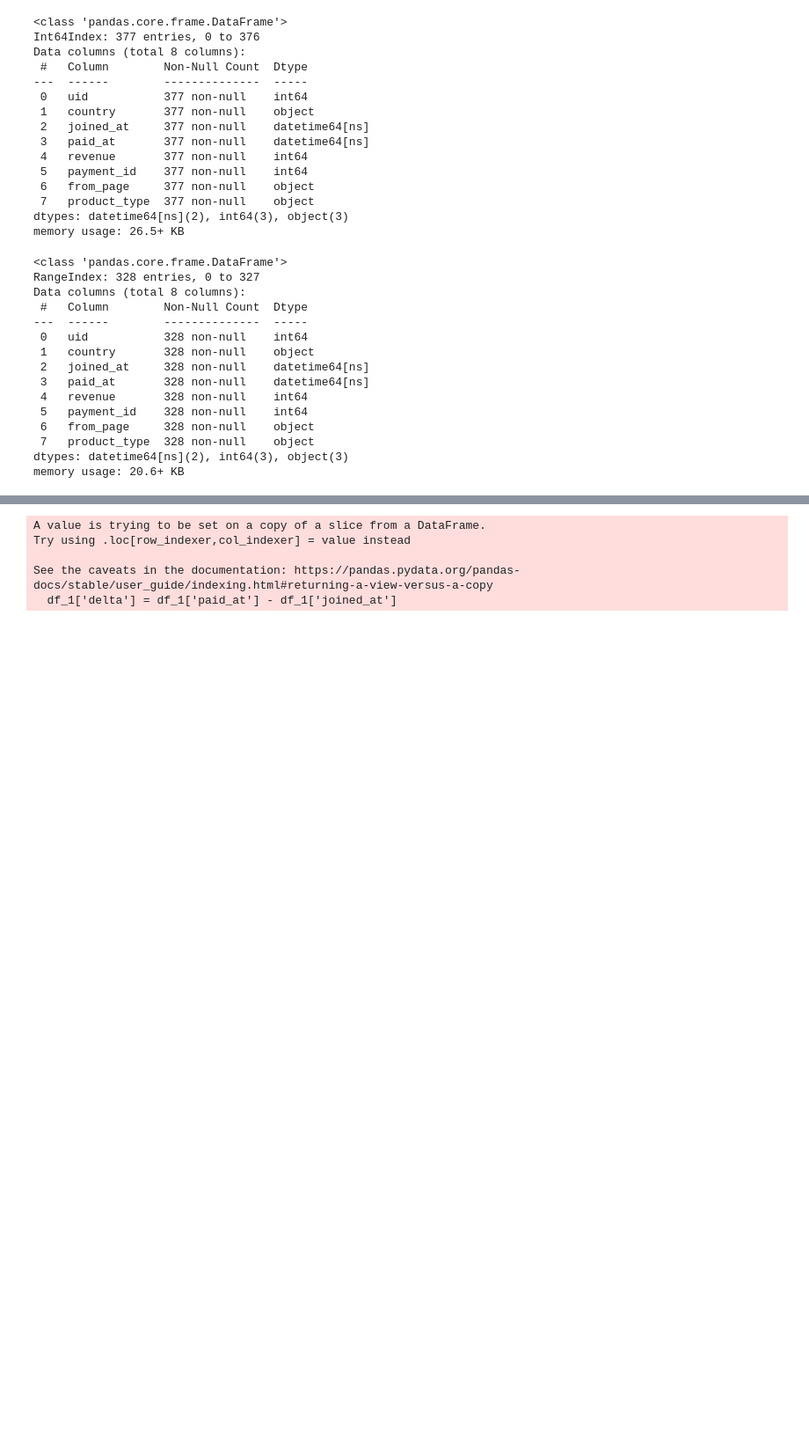
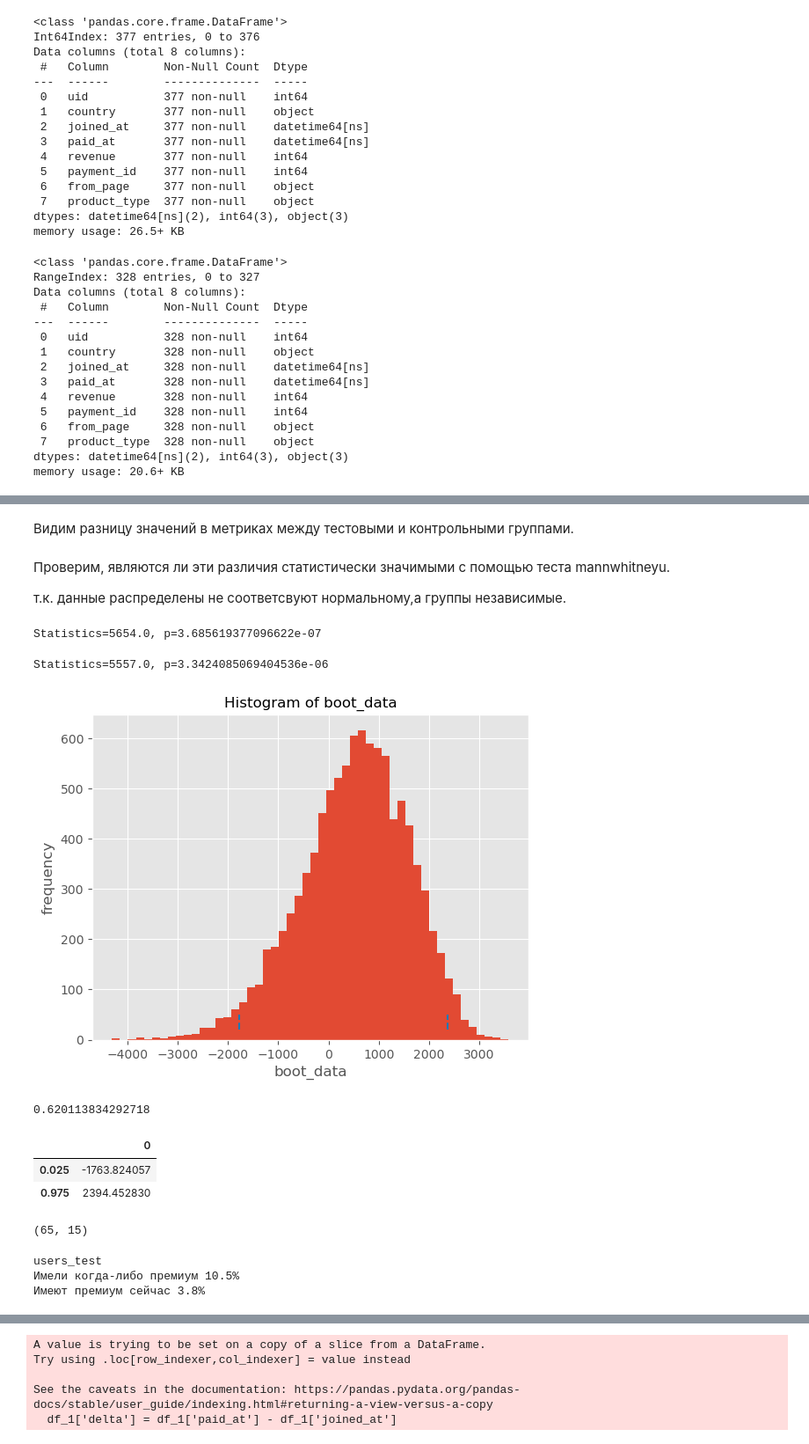
Before and after one commit to Ed-Tari/AB_test_project_2, a Jupyter notebook: pet_2.ipynb, the cells around one changed output, grey strips where cells are left out. Shown at 88% size. Drawn from its saved outputs; the diff is of its cells as text; code cells hidden in the pictures; blank space fills up the shorter version.

```diff
--- a/pet_2.ipynb
+++ b/pet_2.ipynb
@@ -338,0 +369,18 @@ ARPPU_control_2: 7302.05
+# %% [markdown]
+Видим разницу значений в метриках между тестовыми и контрольными группами.
+# %% [markdown]
+Проверим, являются ли эти различия статистически значимыми с помощью теста mannwhitneyu.
+
+т.к. данные распределены не соответсвуют нормальному,а группы независимые.
+# %%
+stat, p = mannwhitneyu(df.revenue, df_1.revenue)
+print(f'Statistics={stat}, p={p}')
+#Получаем статистически значимое различие между группами test и control_1
+# %% [output]
+Statistics=5654.0, p=3.685619377096622e-07
+# %%
+stat, p = mannwhitneyu(df.revenue, df_2.revenue)
+print(f'Statistics={stat}, p={p}')
+#Также получаем статистически значимое различие между группами test и control_2
+# %% [output]
+Statistics=5557.0, p=3.3424085069404536e-06
@@ -338,0 +442,39 @@ ARPPU_control_2: 7302.05
+# %%
+#Т.к в выборках видим сильные выбросы, за основную статистику берём медиану.
+booted_data = get_bootstrap(df.revenue,df_1.revenue, boot_it = 10000,statistic = np.mean)
+# %% [output]
+[figure, added]
+# %%
+# По итогу получаем значение p уровня ниже нашей границы в 0.05
+booted_data["p_value"]
+# %% [output]
+0.620113834292718
+# %%
+# 0 не входит в полученный доверительный интервал, что свидетельствует о статистически значимом различии нашей статистики(средней выручки на группу) в данных группах.
+booted_data["ci"]
+# %% [output]
+|  | 0 |
+| 0.025 | -1763.824057 |
+| 0.975 | 2394.452830 |
+# %%
+# Можем ещё посмотреть на абсолютную конверсию CR c целевым действием, наличие пользователем премиум подписки.
+# тут важно исключить trial_premium.
+
+df_test_mask = df.groupby('uid',as_index=False).agg({'revenue':sum})
+
+uniq_users_no_trail = pd.merge(users_test, df_test_mask, on = 'uid', how = 'inner' )
+uniq_users_no_trail.rename(columns={'revenue':'revenue_from_premium'},inplace=True)
+uniq_users_no_trail.shape
+# %% [output]
+(65, 15)
+# %%
+# Смотрим на конверсию с целевым действием, был ли когда-либо премиум и имеют ли премиум .
+CR_test_1 = users_test.groupby('was_premium',as_index=False).agg({'uid':'count'}).uid[1] / users_test.groupby('was_premium',as_index=False).agg({'uid':'count'}).uid[0]
+print('users_test')
+print(f'Имели когда-либо премиум {round(CR_test_1,3)*100}%')
+CR_test_2 = users_test.groupby('is_premium',as_index=False).agg({'uid':'count'}).uid[1] / users_test.groupby('is_premium',as_index=False).agg({'uid':'count'}).uid[0]
+print(f'Имеют премиум сейчас {round(CR_test_2,3)*100}%')
+# %% [output]
+users_test
+Имели когда-либо премиум 10.5%
+Имеют премиум сейчас 3.8%
```
Also changed, not shown: parts of 31 cells of this notebook.
